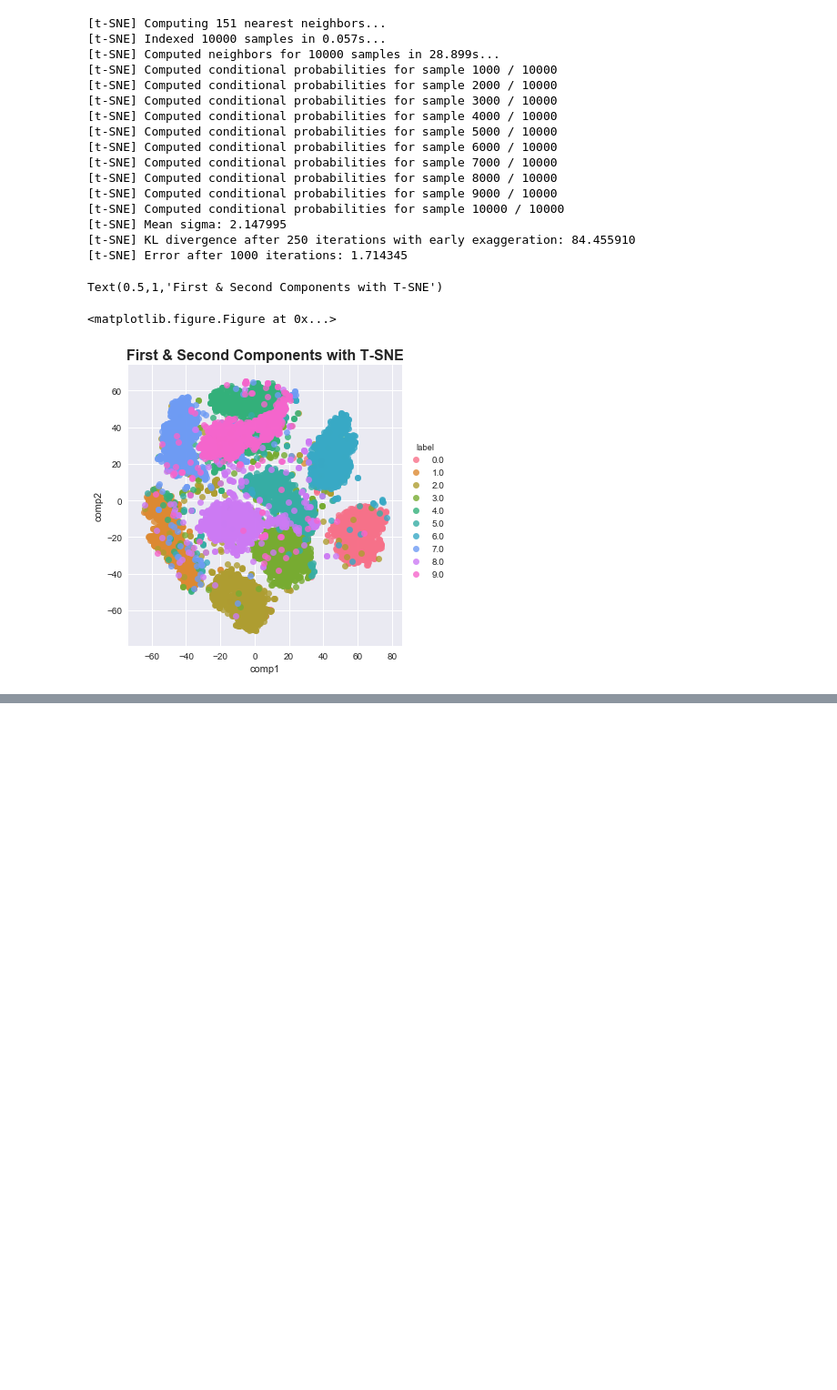
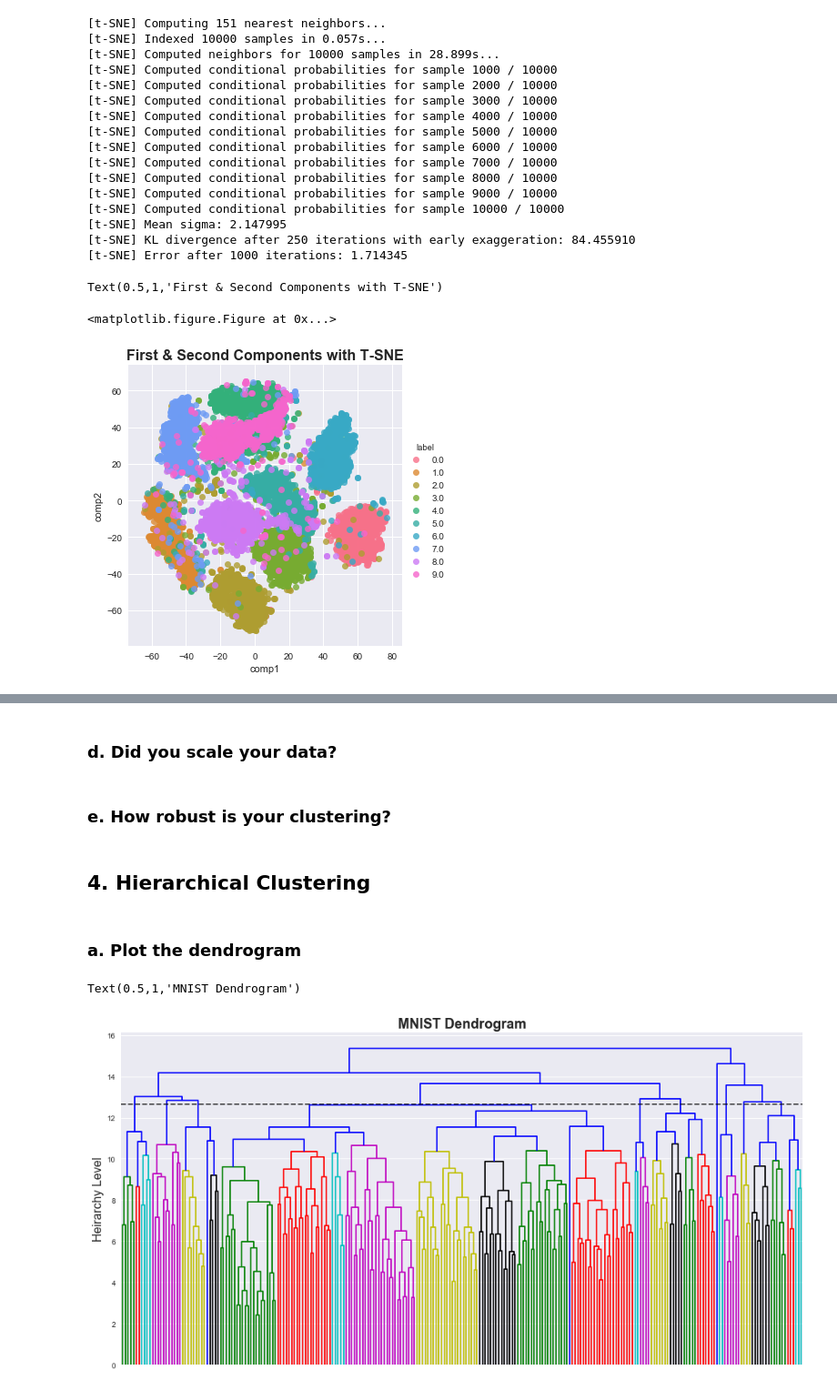
Before and after one commit to asfabiano/byu_econ_applied_machine_learning, a Jupyter notebook: homeworks/HW5/Homework_5.ipynb, the cells around one changed output, grey strips where cells are left out. Shown at 91% size. Drawn from its saved outputs; the diff is of its cells as text; code cells hidden in the pictures; blank space fills up the shorter version.

```diff
--- a/homeworks/HW5/Homework_5.ipynb
+++ b/homeworks/HW5/Homework_5.ipynb
@@ -214,0 +393,24 @@ Text(0.5,1,'First & Second Components with T-SNE')
+# %% [markdown]
+### d. Did you scale your data?
+# %% [markdown]
+### e. How robust is your clustering?
+# %% [markdown]
+## 4. Hierarchical Clustering
+# %% [markdown]
+### a. Plot the dendrogram
+# %%
+x_shuf = shuffle(X, random_state=0)
+def create_dendrogram(linkage_method):
+    Z = linkage(x_shuf[0:250], '{}'.format(linkage_method))
+    _ = dendrogram(Z)
+    return _
+# %%
+plt.figure(figsize=(16, 8))
+create_dendrogram('complete')
+plt.axhline(12.65, alpha=.75, c='k', linestyle='dashed')
+plt.xticks([])
+plt.ylabel("Heirarchy Level", fontsize=16)
+plt.title("MNIST Dendrogram", fontsize=18, fontweight='bold')
+# %% [output]
+Text(0.5,1,'MNIST Dendrogram')
+[figure, added]
```
Also changed, not shown: parts of 32 cells of this notebook.
